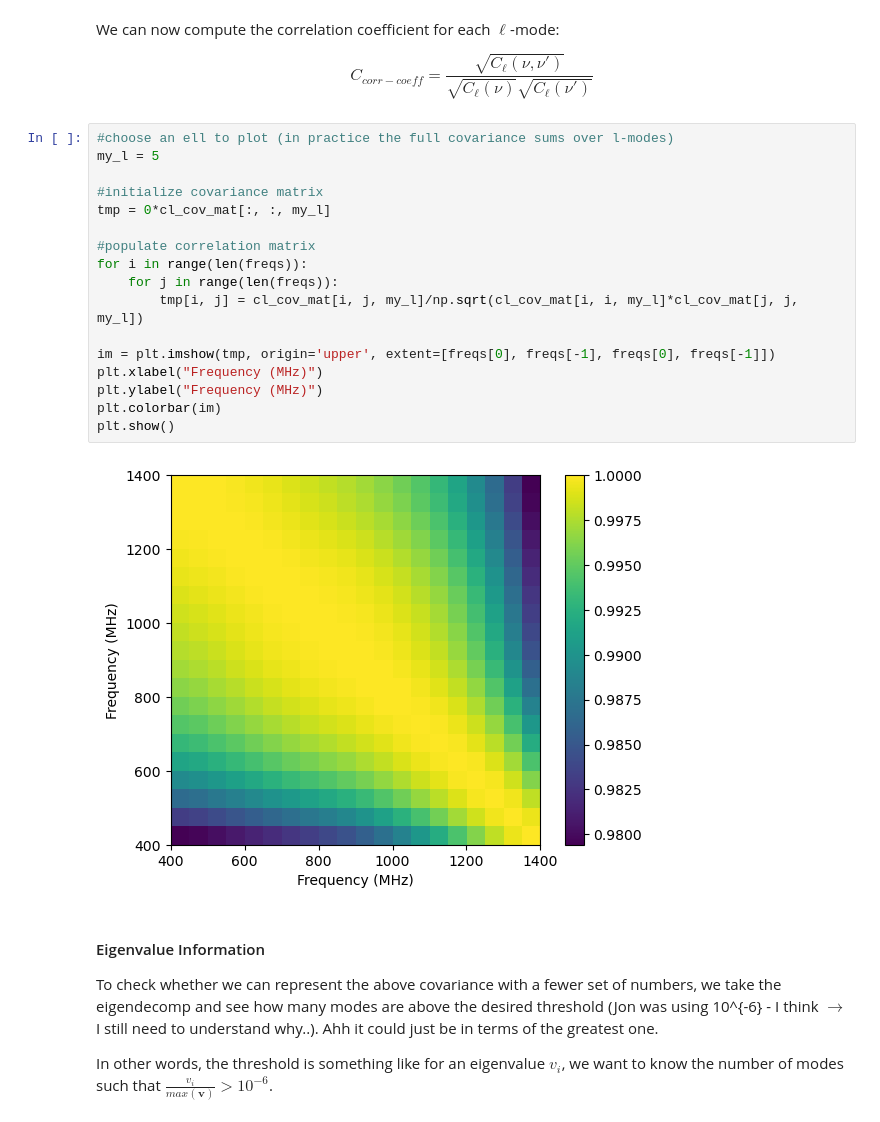
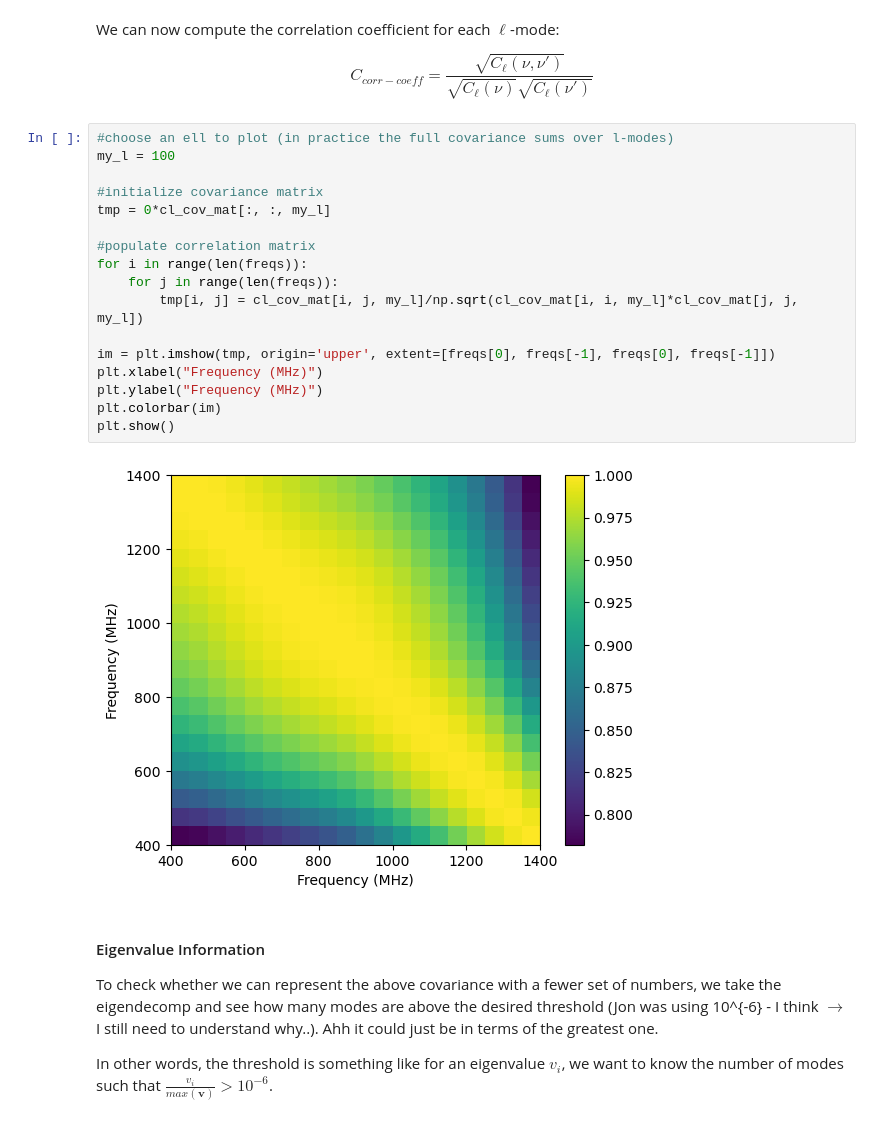
Before and after one commit to mikejafs/thesis-project-rough-work, a Jupyter notebook: bandpass/gsm_diffuse_cov.ipynb, the cells around one changed output. Saved outputs shown, nothing was run; the diff lists cells and outputs as text.

```diff
--- a/bandpass/gsm_diffuse_cov.ipynb
+++ b/bandpass/gsm_diffuse_cov.ipynb
@@ -211,23 +211,23 @@ We can now compute the correlation coefficient for each $\ell$-mode:
 $$C_{corr-coeff} = \frac{\sqrt{C_{\ell} (\nu, \nu')}}{\sqrt{C_{\ell} (\nu)}\sqrt{C_{\ell} (\nu')}}$$
 # %%
 #choose an ell to plot (in practice the full covariance sums over l-modes)
-my_l = 5
+my_l = 100
 
 #initialize covariance matrix
 tmp = 0*cl_cov_mat[:, :, my_l]
 
 #populate correlation matrix
 for i in range(len(freqs)):
     for j in range(len(freqs)):
         tmp[i, j] = cl_cov_mat[i, j, my_l]/np.sqrt(cl_cov_mat[i, i, my_l]*cl_cov_mat[j, j, my_l])
 
 im = plt.imshow(tmp, origin='upper', extent=[freqs[0], freqs[-1], freqs[0], freqs[-1]])
 plt.xlabel("Frequency (MHz)")
 plt.ylabel("Frequency (MHz)")
 plt.colorbar(im)
 plt.show()
 # %% [output]
-[figure, old version]
+[figure, new version]
 # %% [markdown]
 #### Eigenvalue Information
 
```
Also changed, not shown: parts of 8 cells of this notebook, 1 other file.
